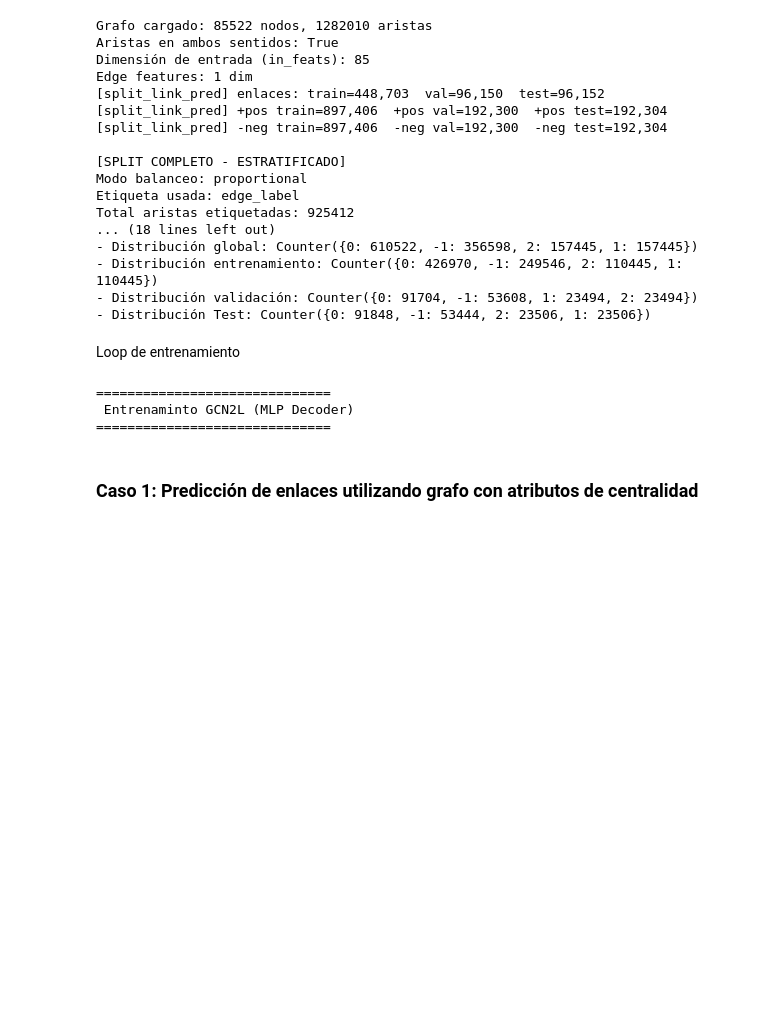
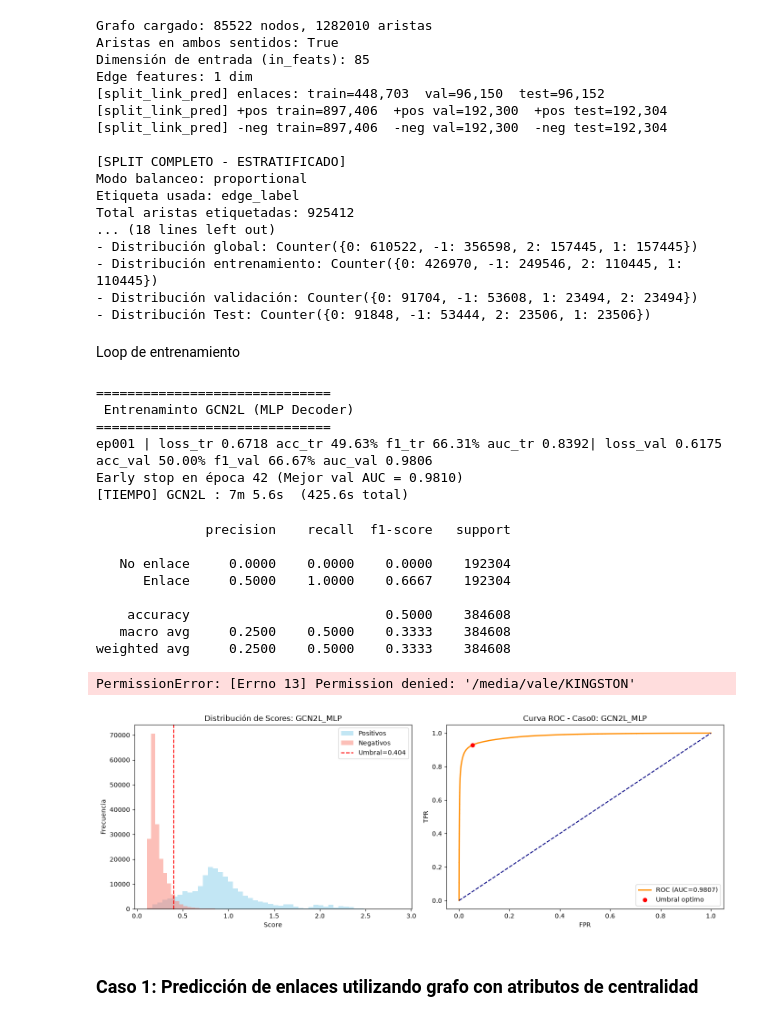
Before and after one commit to valesteban/gnn-as-relationships, a Jupyter notebook: AS_relationship_inference_por_partes.ipynb, the cells around one changed output. Drawn from its saved outputs; the diff is of its cells as text; code cells hidden in the pictures; blank space fills up the shorter version.

```diff
--- a/AS_relationship_inference_por_partes.ipynb
+++ b/AS_relationship_inference_por_partes.ipynb
@@ -1379,6 +1386,8 @@ Total aristas etiquetadas: 925412
 # %% [markdown]
 Loop de entrenamiento
 # %%
+import gc
+
 # Tiempos del caso
 t0_caso = time.perf_counter()
 tiempos_c0 = []
@@ -1400,48 +1409,64 @@ for decoder in ["MLP", "DotProduct"]:
         fila = {"modelo": name, "decoder": decoder, "embedding_s": extra["tiempo_s"]}
 
         plot_training_evolution(hist, f"{name} ({decoder})")
         save_embeddings(h_final, model, "Caso0", name, decoder, extra_emb)
 
         # Clasificar Relaciones
         # =======================
         for modo, entrenar in [("sin_batches", entrenamiento_sin_batches),
                                ("con_batches", entrenamiento_con_batches)]:
             nombre_clf = f"{name}-{decoder}-{modo}"
             clf, hist_clf, extra_clf = entrenar(
                 nombre_clf,
                 h=h_final,
                 aristas=aristas_c0,
                 cfg=CONFIG_CLASIFICADOR,
                 seed=SEED)
             fila[f"{modo}_s"] = extra_clf["tiempo_s"]
             y_true_clf, y_pred_clf = evaluar_test_clasificador(clf, h_final, aristas_c0, nombre_clf)
 
             plot_training_evolution(hist_clf, nombre_clf)
 
-            save_run(RESULTS_DIR_P2E, "caso0", name, f"{decoder}-{modo}",
-                     seed=SEED,
-                     y_true=y_true_clf,
-                     y_pred=y_pred_clf,
-                     class_names=CLASS_NAMES,
-                     state_dict=clf.state_dict(),
-                     history=hist_clf,
-                     config=CONFIG_CLASIFICADOR,
-                     extra={**extra_clf,
-                            "clase": "EdgeClassifier",
-                            "clase_embedding": Model.__name__,
-                            "config_embedding": GLOBAL_CONFIG_P2E,
-                            "auc_test_link_prediction": auc_test,
-                            "tiempo_embedding_s": extra["tiempo_s"],
-                            "tiempo_total_s": extra["tiempo_s"] + extra_clf["tiempo_s"]})
+            # save_run(RESULTS_DIR_P2E, "caso0", name, f"{decoder}-{modo}",
+            #          seed=SEED,
+            #          y_true=y_true_clf,
+            #          y_pred=y_pred_clf,
+            #          class_names=CLASS_NAMES,
+            #          state_dict=clf.state_dict(),
+            #          history=hist_clf,
+            #          config=CONFIG_CLASIFICADOR,
+            #          extra={**extra_clf,
+            #                 "clase": "EdgeClassifier",
+            #                 "clase_embedding": Model.__name__,
+            #                 "config_embedding": GLOBAL_CONFIG_P2E,
+            #                 "auc_test_link_prediction": auc_test,
+            #                 "tiempo_embedding_s": extra["tiempo_s"],
+            #                 "tiempo_total_s": extra["tiempo_s"] + extra_clf["tiempo_s"]})
 
         tiempos_c0.append(fila)
 
 imprimir_tiempo("Caso 0 completo", t0_caso)
 df_tiempos_c0 = tabla_tiempos(tiempos_c0, "Caso 0")
+
+del model, hist, extra, y_true, y_pred
+gc.collect()
 # %% [output]
 ==============================
  Entrenaminto GCN2L (MLP Decoder)
 ==============================
+ep001 | loss_tr 0.6718 acc_tr 49.63% f1_tr 66.31% auc_tr 0.8392| loss_val 0.6175 acc_val 50.00% f1_val 66.67% auc_val 0.9806
+Early stop en época 42 (Mejor val AUC = 0.9810)
+[TIEMPO] GCN2L : 7m 5.6s  (425.6s total)
+              precision    recall  f1-score   support
+
+   No enlace     0.0000    0.0000    0.0000    192304
+      Enlace     0.5000    1.0000    0.6667    192304
+
+    accuracy                         0.5000    384608
+   macro avg     0.2500    0.5000    0.3333    384608
+weighted avg     0.2500    0.5000    0.3333    384608
+PermissionError: [Errno 13] Permission denied: '/media/vale/KINGSTON'
+[figure, added]
 # %% [markdown]
 ### Caso 1: Predicción de enlaces utilizando grafo con atributos de centralidad
 # %%
```
Also changed, not shown: parts of 9 cells of this notebook, 4 other files.
